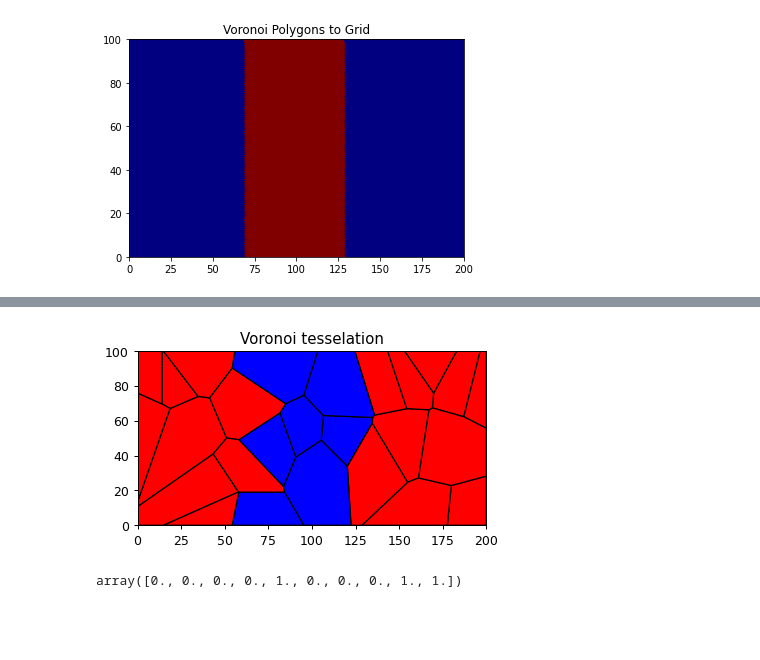
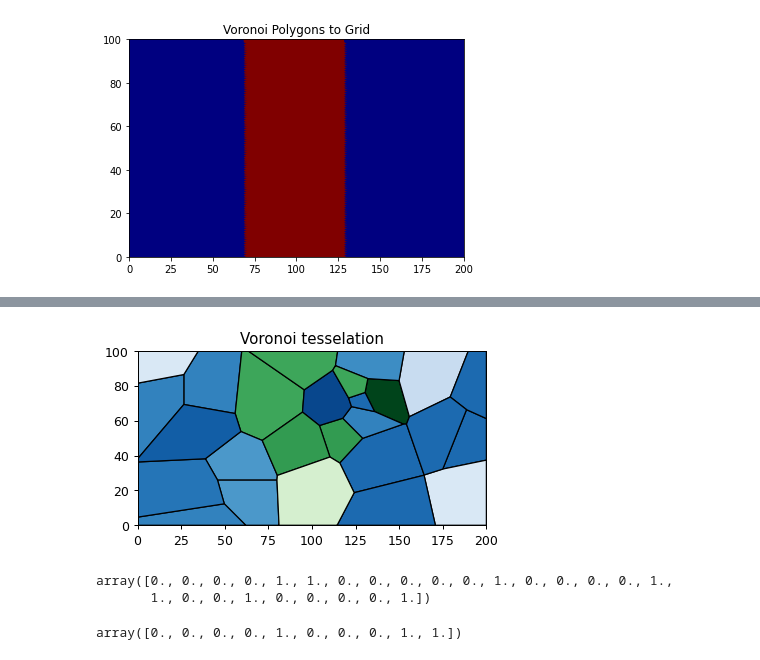
Before and after one commit to BastianSteffens/ABRM_functions, a Jupyter notebook: abm/init_ABRM_2.ipynb, the cells around one changed output, grey strips where cells are left out. Saved outputs shown, nothing was run; the diff lists cells and outputs as text; code cells hidden in the pictures; blank space fills up the shorter version.

```diff
--- a/abm/init_ABRM_2.ipynb
+++ b/abm/init_ABRM_2.ipynb
@@ -65,7 +65,7 @@ plt.plot(F_points_target)
 [figure]
 # %%
 ### set parameters
-TURNS = 10
+TURNS = 40
 RATIOTRACKEDAGENTS = 1.
 all_vals_len = 200*100
 
@@ -97,7 +97,7 @@ output_folder = str(datetime.datetime.today().replace(microsecond= 0, second = 0
 t1 = time.time()
 
 model = Model(env = TI_zones,
-              number_of_turns=TURNS, number_of_starting_agents = 25,new_agent_every_n_turns = 1,max_number_agents = 150,
+              number_of_turns=TURNS, number_of_starting_agents = 5,new_agent_every_n_turns = 1,max_number_agents = 150,
               ratio_of_tracked_agents = 1.,number_training_image_zones = 2, number_training_images_per_zone = 20,output_folder = output_folder,
               Phi_points_target=Phi_points_target,F_points_target=F_points_target,max_number_of_position_tests = 5 ,n_processes = None,neighbourhood_radius = 10, neighbourhood_search_step_size = 1,
              )
@@ -306,41 +296,64 @@ array([[[ 26.,  44.,   0.,   0.,   0.,   0.],
+# %%
+color_steps = np.linspace(0.15,1,20)
+cmap_blues = matplotlib.cm.get_cmap('Blues')
+cmap_greens = matplotlib.cm.get_cmap('Greens')
+
+color_greens = []
+color_blues = []
+for i in range(len(color_steps)):
+    color_blues.append(cmap_blues(color_steps[i]))
+    color_greens.append(cmap_greens(color_steps[i]))
 # %%
 %matplotlib inline
-iter_to_display =2
+iter_to_display = 25
 
 # extract voronoi point and TI_zone affiliated with them
 voronoi_points = np.vstack((iteration[iter_to_display][:,0],iteration[iter_to_display][:,1])).T
 voronoi_points = voronoi_points[~np.isnan(voronoi_points).any(axis=1)]
 
-zone = iteration[iter_to_display][:,3]
+zone = iteration[iter_to_display][:,5]
 zone = zone[~np.isnan(zone)]
+TI_zone_used = iteration[iter_to_display][:,4]
+TI_zone_used = TI_zone_used[~np.isnan(TI_zone_used)]
+
 # zone[-1]=zone[-2]
 # get voronoi regions
 poly_shapes, pts, poly_to_pt_assignments = voronoi_regions_from_coords(voronoi_points, grid)
 # get polygons back into correct order with zip and sorted
 poly_to_point = []
 for i in range(len(poly_to_pt_assignments)):
     poly_to_point.append(poly_to_pt_assignments[i][0])
 zipped_lists = zip(poly_to_point,poly_shapes)
 sorted_zipped_lists = sorted(zipped_lists)
 poly_shapes = [element for _, element in sorted_zipped_lists]
 fig = plt.figure(1, figsize=(5,5), dpi=90)
-color = ["Red","Blue","Yellow","Azure","Green","Black","Brown","White","Ivory","Teal","Silver","Gray","Purple","Orange","Maroon","Lime","Aquamarine","Coral","Wheat","Crimson"]
+# color = ["Green","Yellow","Blue","Azure","Red","Black","Brown","White","Ivory","Teal","Silver","Gray","Purple","Orange","Maroon","Lime","Aquamarine","Coral","Wheat","Crimson"]
+
 # color = 100*np.random.randint(len(voronoi_points))
 # viridis = cm.get_cmap('viridis', model.current_id+1)
 
 ax = fig.add_subplot(111)
 for j in range(len(poly_shapes)):
+    if TI_zone_used[j] == 0:
+        color = color_blues
+    else:
+        color = color_greens
     TI_id = int(zone[j])
     ring_patch = PolygonPatch(poly_shapes[j], facecolor =  color[TI_id])
     ax.add_patch(ring_patch)
     ax.set_title('Voronoi tesselation')
     xrange = [0, 200]
     yrange = [0, 100]
     ax.set_xlim(*xrange)
     ax.set_ylim(*yrange)
     ax.set_aspect(1)
 # %% [output]
-[figure, old version]
+[figure, new version]
+# %%
+zone
+# %% [output]
+array([0., 0., 0., 0., 1., 1., 0., 0., 0., 0., 0., 1., 0., 0., 0., 0., 1.,
+       1., 0., 0., 1., 0., 0., 0., 0., 1.])
 # %%
 zone
 # %% [output]
```
Also changed, not shown: parts of 19 cells of this notebook, 10 other files.
